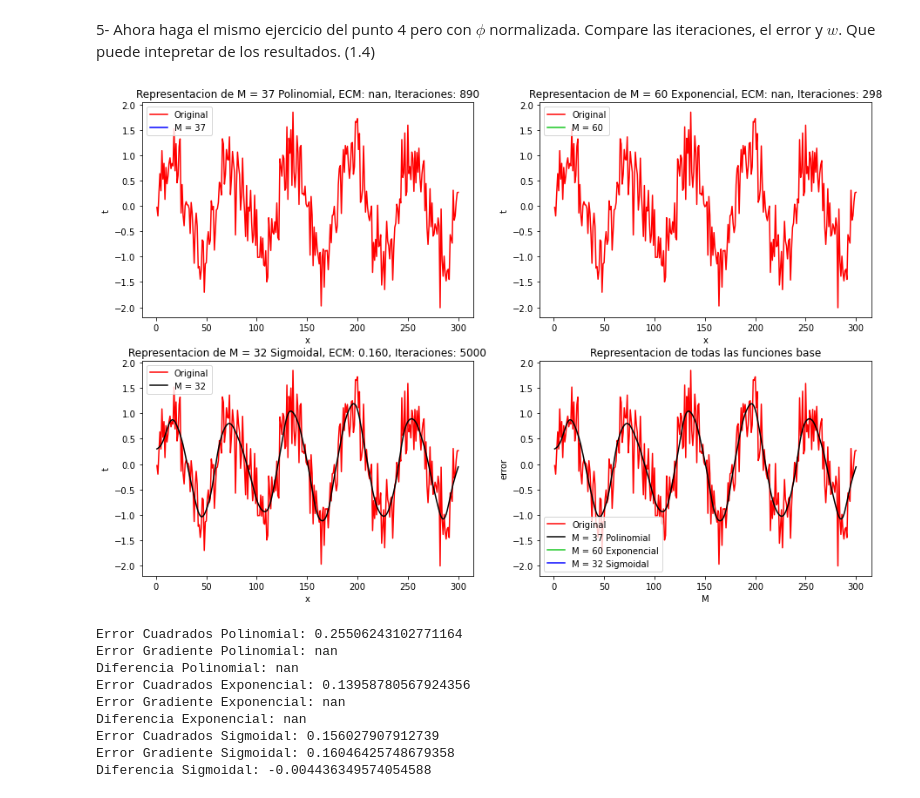
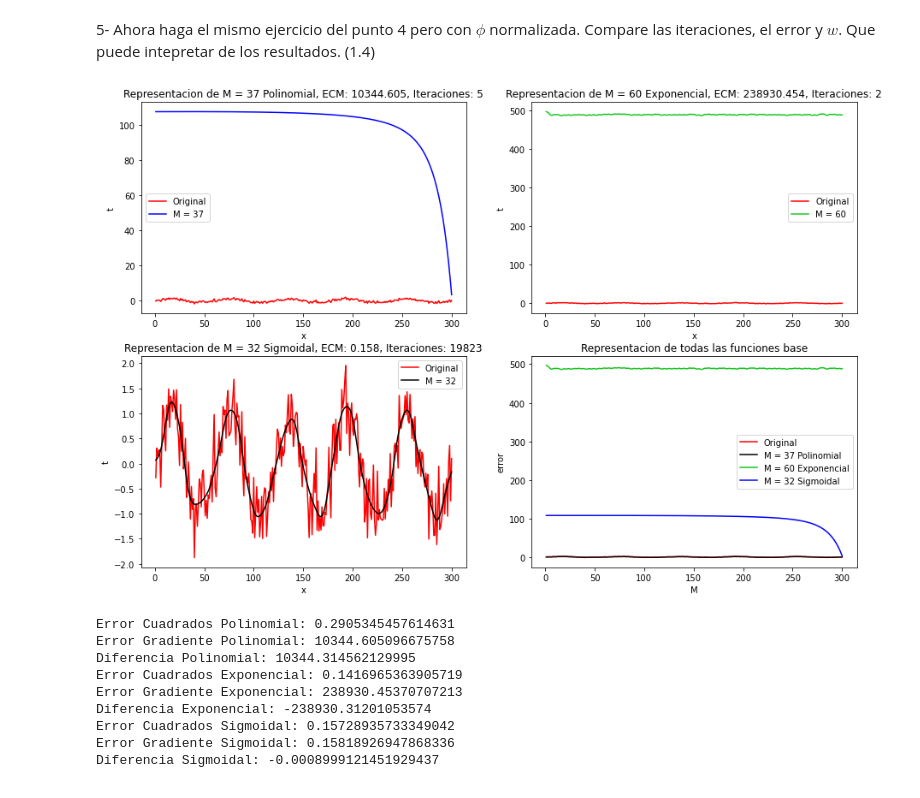
Before and after one commit to BrayanTabares/InteligenciaArtificial, a Jupyter notebook: Taller3-Gradiente descendente.ipynb, the cells around one changed output. Saved outputs shown, nothing was run; the diff lists cells and outputs as text; code cells hidden in the pictures.

Commit message:
Error de iteraciones limitado, m cambiados, tipos,  resp punto 4

```diff
--- a/Taller3-Gradiente descendente.ipynb
+++ b/Taller3-Gradiente descendente.ipynb
@@ -52,11 +52,11 @@ def CalcularW(phi):
 def errorCuadraticoMedio(phi,w):
     t0=np.array(t)
     t1=t0.reshape(len(t0),1)
-    return np.mean(((phi@w)-t1)**2)
+    return np.mean(((phi@w)-t1)**2,dtype=np.longdouble)
 
 #Valores de M
 
-m1=37
+m1=28
 m2=60
 m3=32
 
@@ -141,10 +141,12 @@ def calcularWGradiente(w,m,phi, errEsperado, aprendizaje, iteraciones):
     tP=phi@w
     errActual=errorCuadraticoMedio(phi,w)
     i=0
-    while errEsperado<errActual and  i<iteraciones:
+    while errEsperado<errActual and  i<iteraciones and errActual<9999:
         for j in range(m):
-            w[j]=w[j]-aprendizaje*calcularDelta(tP[:,0],t1,phi[:,j])
+            delta=calcularDelta(tP[:,0],t1,phi[:,j])
+            w[j]=w[j]-aprendizaje*delta
         tP=phi@w
+        #print(w)
         errActual=errorCuadraticoMedio(phi,w)
         #print(errActual)
         i+=1
@@ -152,12 +154,13 @@ def calcularWGradiente(w,m,phi, errEsperado, aprendizaje, iteraciones):
 
 
 def calcularDelta(tP,t1,phi):
-    return np.mean((tP-t1)*phi)
+    return np.mean((tP-t1)*phi,dtype=np.float64)
 
 def generarInicioW(aleatorio, tamano, numero):
+    aux = np.full((tamano,1),numero,dtype=np.float64)
     if not aleatorio:
         return np.full((tamano,1),numero)
-    return np.random.random((tamano,1))
+    return np.random.randn(*aux.shape)
 
 #Valores de M
 
@@ -180,12 +183,12 @@ w1=generarInicioW(True,m1,1)
 w2=generarInicioW(True,m2,1)
 w3=generarInicioW(True,m3,1)
 
-canPoli,wPoli = calcularWGradiente(w1,m1,phiPoli,0.1,0.1,20000)
-canExpo,wExpo = calcularWGradiente(w2,m2,phiExpo,0.1,0.1,40000)
-canSigmo,wSigmo = calcularWGradiente(w3,m3,phiSigmo,0.164,0.1,20000)
+# canPoli,wPoli = calcularWGradiente(w1,m1,phiPoli,0.1,0.1,20000)
+# canExpo,wExpo = calcularWGradiente(w2,m2,phiExpo,0.1,0.1,40000)
+canSigmo,wSigmo = calcularWGradiente(w3,m3,phiSigmo,errorSigmo+0.0009,0.1,20000)
 
-tpPoli=phiPoli@wPoli
-tpExpo=phiExpo@wExpo
+# tpPoli=phiPoli@wPoli
+# tpExpo=phiExpo@wExpo
 tpSigmo=phiSigmo@wSigmo
 
 
@@ -304,7 +307,7 @@ def graficar(t1, t, tpPoli, canPoli, errorPoliG, tpExpo, errorExpoG, canExpo, tp
 # %%
 #Valores de M
 
-m1=37
+m1=28
 m2=60
 m3=32
 
@@ -322,9 +325,9 @@ w1=generarInicioW(True,m1,1)
 w2=generarInicioW(True,m2,1)
 w3=generarInicioW(True,m3,1)
 
-canPoli,wPoli = calcularWGradiente(w1,m1,phiPoli,errorPoli+0.000,0.1,5000)
-canExpo,wExpo = calcularWGradiente(w2,m2,phiExpo,errorExpo+0.000,0.2,5000)
-canSigmo,wSigmo = calcularWGradiente(w3,m3,phiSigmo,errorSigmo+0.000,0.1,5000)
+canPoli,wPoli = calcularWGradiente(w1,m1,phiPoli,errorPoli+0.0009,0.1,20000)
+canExpo,wExpo = calcularWGradiente(w2,m2,phiExpo,errorExpo+0.0009,0.3,20000)
+canSigmo,wSigmo = calcularWGradiente(w3,m3,phiSigmo,errorSigmo+0.0009,0.1,20000)
 
 tpPoli=phiPoli@wPoli
 tpExpo=phiExpo@wExpo
@@ -372,43 +377,43 @@ def normalizar(phi):
 
     #Calcular Predicción
     phiPoli1 = generarPhi(x, m1, 'p')
     phiExpo1 = generarPhi(x, m2, 'e')
     phiSigmo1 = generarPhi(x, m3, 's')
 
     #Normalizar la predicción
     phiPoli = normalizar(phiPoli1)
     phiExpo = normalizar(phiExpo1)
     phiSigmo = normalizar(phiSigmo1)
 
     #Generar las w Iniciales
     w1=generarInicioW(True,m1,1)
     w2=generarInicioW(True,m2,1)
     w3=generarInicioW(True,m3,1)
 
-    canPoli,wPoli = calcularWGradiente(w1,m1,phiPoli,errorPoli+0.000,0.1,5000)
-    canExpo,wExpo = calcularWGradiente(w2,m2,phiExpo,errorExpo+0.000,0.2,5000)
-    canSigmo,wSigmo = calcularWGradiente(w3,m3,phiSigmo,errorSigmo+0.000,0.1,5000)
+    canPoli,wPoli = calcularWGradiente(w1,m1,phiPoli,errorPoli+0.0009,0.1,10000)
+    canExpo,wExpo = calcularWGradiente(w2,m2,phiExpo,errorExpo+0.0009,0.2,10000)
+    canSigmo,wSigmo = calcularWGradiente(w3,m3,phiSigmo,errorSigmo+0.0009,0.1,20000)
 
     tpPoli=phiPoli@wPoli
     tpExpo=phiExpo@wExpo
     tpSigmo=phiSigmo@wSigmo
 
     errorPoliG=errorCuadraticoMedio(phiPoli,wPoli)
     errorExpoG=errorCuadraticoMedio(phiExpo,wExpo)
     errorSigmoG=errorCuadraticoMedio(phiSigmo,wSigmo)
 
     t0=np.arange(1,len(t)+1,1)
     t1=t0.reshape(len(t0),1)
 
     graficar(t1, t, tpPoli, canPoli, errorPoliG, tpExpo, errorExpoG, canExpo, tpSigmo, canSigmo, errorSigmoG, names)
 # %% [output]
-[figure, old version]
+[figure, new version]
-Error Cuadrados Polinomial: 0.25506243102771164
-Error Gradiente Polinomial: nan
-Diferencia Polinomial: nan
-Error Cuadrados Exponencial: 0.13958780567924356
-Error Gradiente Exponencial: nan
-Diferencia Exponencial: nan
-Error Cuadrados Sigmoidal: 0.156027907912739
-Error Gradiente Sigmoidal: 0.16046425748679358
-Diferencia Sigmoidal: -0.004436349574054588
+Error Cuadrados Polinomial: 0.2905345457614631
+Error Gradiente Polinomial: 10344.605096675758
+Diferencia Polinomial: 10344.314562129995
+Error Cuadrados Exponencial: 0.1416965363905719
+Error Gradiente Exponencial: 238930.45370707213
+Diferencia Exponencial: -238930.31201053574
+Error Cuadrados Sigmoidal: 0.15728935733349042
+Error Gradiente Sigmoidal: 0.15818926947868336
+Diferencia Sigmoidal: -0.0008999121451929437
```
Also changed, not shown: parts of 6 cells of this notebook.
